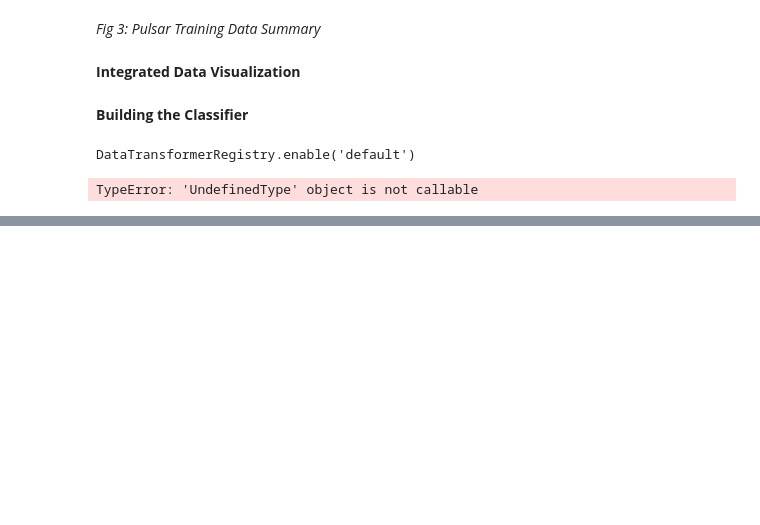
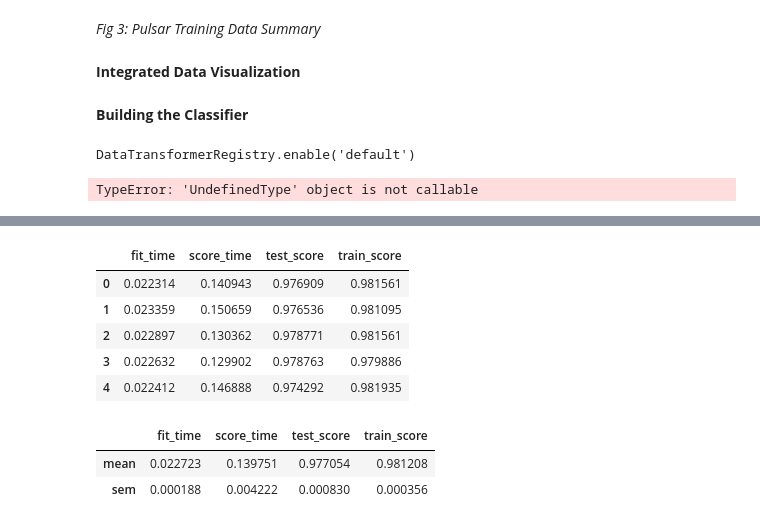
Before and after one commit to remerrof/group_project, a Jupyter notebook: project_report.ipynb, the cells around one changed output, grey strips where cells are left out. Cells and saved outputs as stored; diff of their text form; code cells hidden in the pictures; blank space fills up the shorter version.

```diff
--- a/project_report.ipynb
+++ b/project_report.ipynb
@@ -138,0 +171,26 @@ TypeError: 'UndefinedType' object is not callable
+# %%
+pulsar_pipe = make_pipeline(pulsar_preprocessor, knn)
+pulsar_vfold_score = pd.DataFrame(
+    cross_validate(
+        estimator = pulsar_pipe,
+        cv=5,
+        X=pulsar_train[["integrated_mean", "integrated_sd", "integrated_xs_kurtosis", "integrated_skewness"]],
+        y=pulsar_train["class"],
+        return_train_score=True
+    )
+)
+pulsar_vfold_score
+# %% [output]
+|  | fit_time | score_time | test_score | train_score |
+| 0 | 0.022314 | 0.140943 | 0.976909 | 0.981561 |
+| 1 | 0.023359 | 0.150659 | 0.976536 | 0.981095 |
+| 2 | 0.022897 | 0.130362 | 0.978771 | 0.981561 |
+| 3 | 0.022632 | 0.129902 | 0.978763 | 0.979886 |
+| 4 | 0.022412 | 0.146888 | 0.974292 | 0.981935 |
+# %%
+pulsar_metrics = pulsar_vfold_score.agg(["mean","sem"])
+pulsar_metrics
+# %% [output]
+|  | fit_time | score_time | test_score | train_score |
+| mean | 0.022723 | 0.139751 | 0.977054 | 0.981208 |
+| sem | 0.000188 | 0.004222 | 0.000830 | 0.000356 |
```
Also changed, not shown: parts of 6 cells of this notebook.
